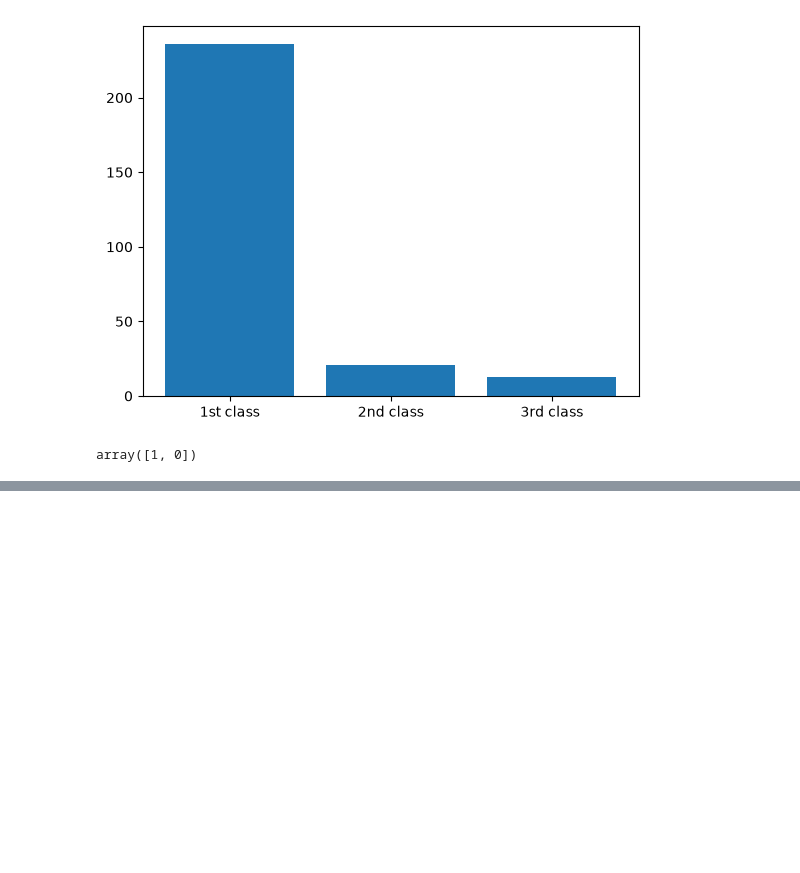
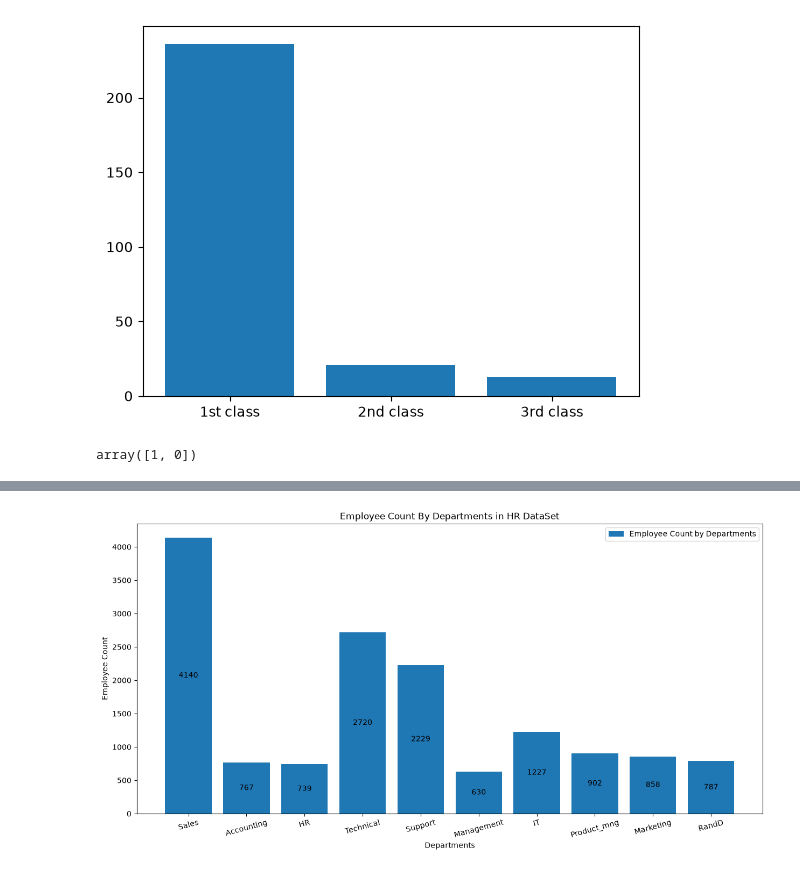
Before and after one commit to Ashuu189/python-libraries-pro, a Jupyter notebook: PracticeSheet/complete-matplotlib-sheet.ipynb, the cells around one changed output, grey strips where cells are left out. Saved outputs shown, nothing was run; the diff lists cells and outputs as text; code cells hidden in the pictures; blank space fills up the shorter version.

```diff
--- a/PracticeSheet/complete-matplotlib-sheet.ipynb
+++ b/PracticeSheet/complete-matplotlib-sheet.ipynb
@@ -398,0 +444,27 @@ plt.legend()
+# %%
+hr_departments=[hr[hr['department']=='sales']['employee_id'].count(),
+hr[hr['department']=='accounting']['employee_id'].count(),
+hr[hr['department']=='hr']['employee_id'].count(),
+hr[hr['department']=='technical']['employee_id'].count(),
+hr[hr['department']=='support']['employee_id'].count(),
+hr[hr['department']=='management']['employee_id'].count(),
+hr[hr['department']=='IT']['employee_id'].count(),
+hr[hr['department']=='product_mng']['employee_id'].count(),
+hr[hr['department']=='marketing']['employee_id'].count(),
+hr[hr['department']=='RandD']['employee_id'].count()]
+
+
+category=['Sales','Accounting','HR','Technical','Support','Management','IT','Product_mng','Marketing','RandD']
+
+plt.figure(figsize=(15,7))
+d=plt.bar(category,hr_departments,label='Employee Count by Departments')
+plt.legend()
+plt.bar_label(d, label_type='center')
+plt.legend()
+plt.title('Employee Count By Departments in HR DataSet')
+plt.xlabel('Departments')
+plt.ylabel('Employee Count')
+plt.xticks(rotation=15)
+plt.show()
+# %% [output]
+[figure, added]
```
Also changed, not shown: parts of 25 cells of this notebook.
